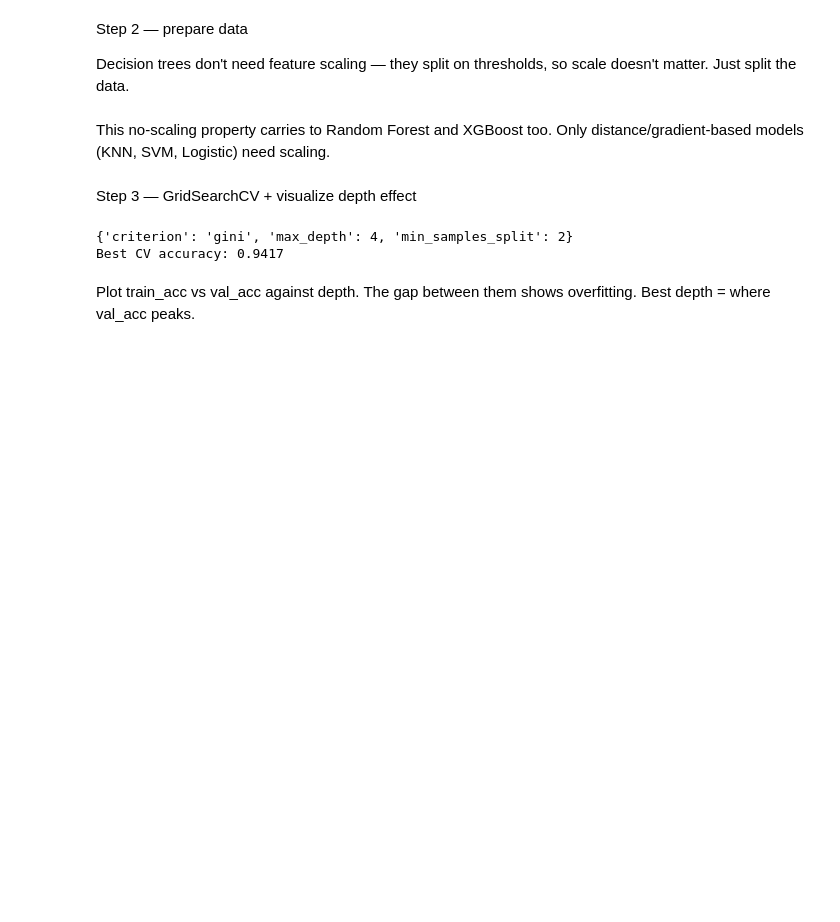
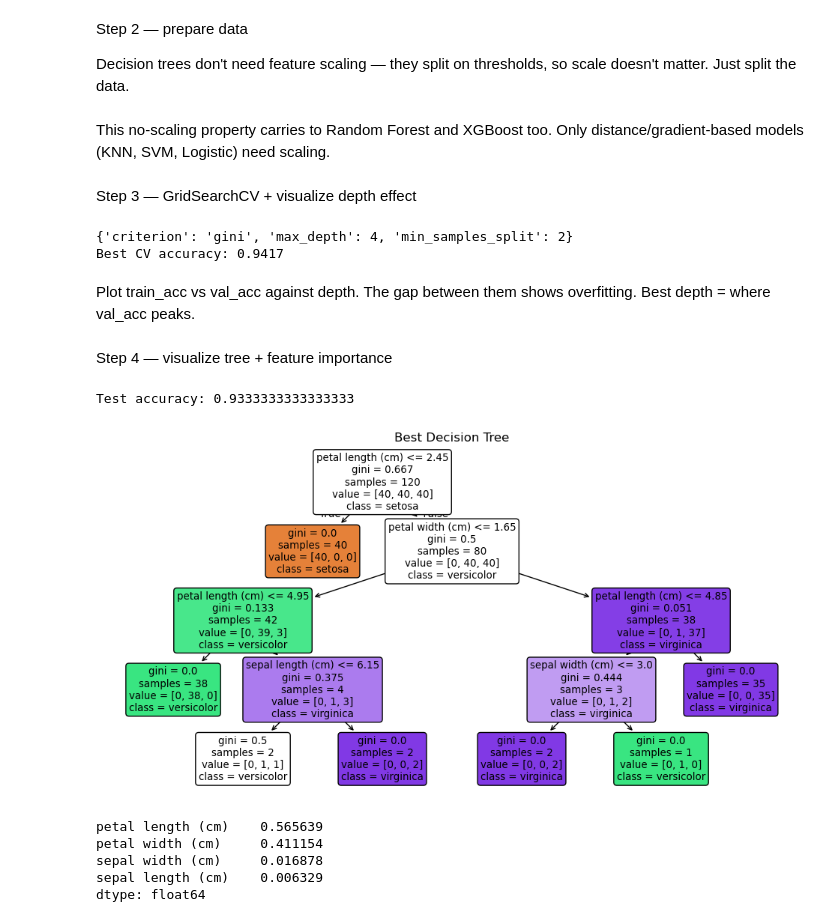
Before and after one commit to ashabakshi/ML_Learning_Clear_basics-, a Jupyter notebook: 00_Parameter_tuning/03_Decision_tree.ipynb, the cells around one changed output. Drawn from its saved outputs; the diff is of its cells as text; code cells hidden in the pictures; blank space fills up the shorter version.

```diff
--- a/00_Parameter_tuning/03_Decision_tree.ipynb
+++ b/00_Parameter_tuning/03_Decision_tree.ipynb
@@ -96,3 +96,35 @@ sweet spot
         The depth where val_acc is highest = optimal max_depth for your data
 # %% [markdown]
 Plot train_acc vs val_acc against depth. The gap between them shows overfitting. Best depth = where val_acc peaks.
+# %% [markdown]
+Step 4 — visualize tree + feature importance
+# %%
+from sklearn.tree import plot_tree
+import matplotlib.pyplot as plt
+import pandas as pd
+best_dt = grid.best_estimator_
+y_pred = best_dt.predict(X_test)
+print("Test accuracy:", best_dt.score(X_test, y_test))
+
+# Visualize the tree (keep max_depth low for readability)
+plt.figure(figsize=(12, 6))
+plot_tree(best_dt,
+          feature_names=load_iris().feature_names,
+          class_names=load_iris().target_names,
+          filled=True,
+          rounded=True)
+plt.title("Best Decision Tree")
+plt.show()
+
+# Feature importance
+importances = pd.Series(best_dt.feature_importances_,
+                        index=load_iris().feature_names)
+print(importances.sort_values(ascending=False))
+# %% [output]
+Test accuracy: 0.9333333333333333
+[figure, added]
+petal length (cm)    0.565639
+petal width (cm)     0.411154
+sepal width (cm)     0.016878
+sepal length (cm)    0.006329
+dtype: float64
```
Also changed, not shown: parts of 1 cell of this notebook.
